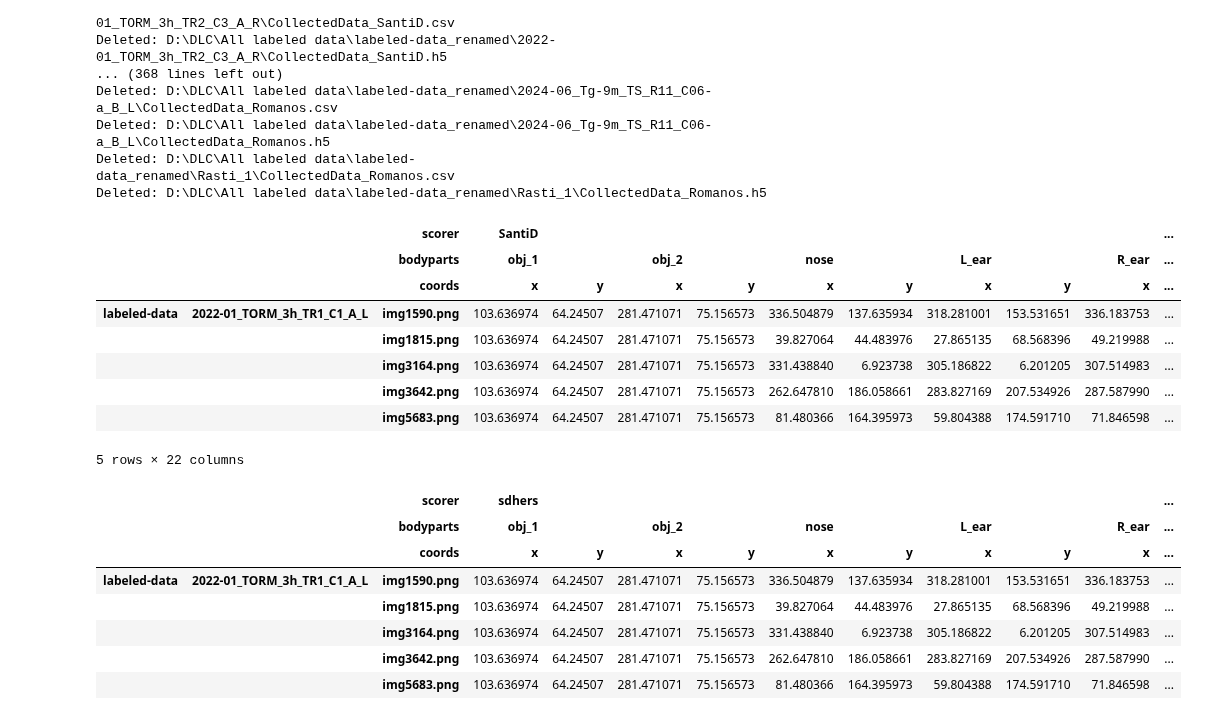
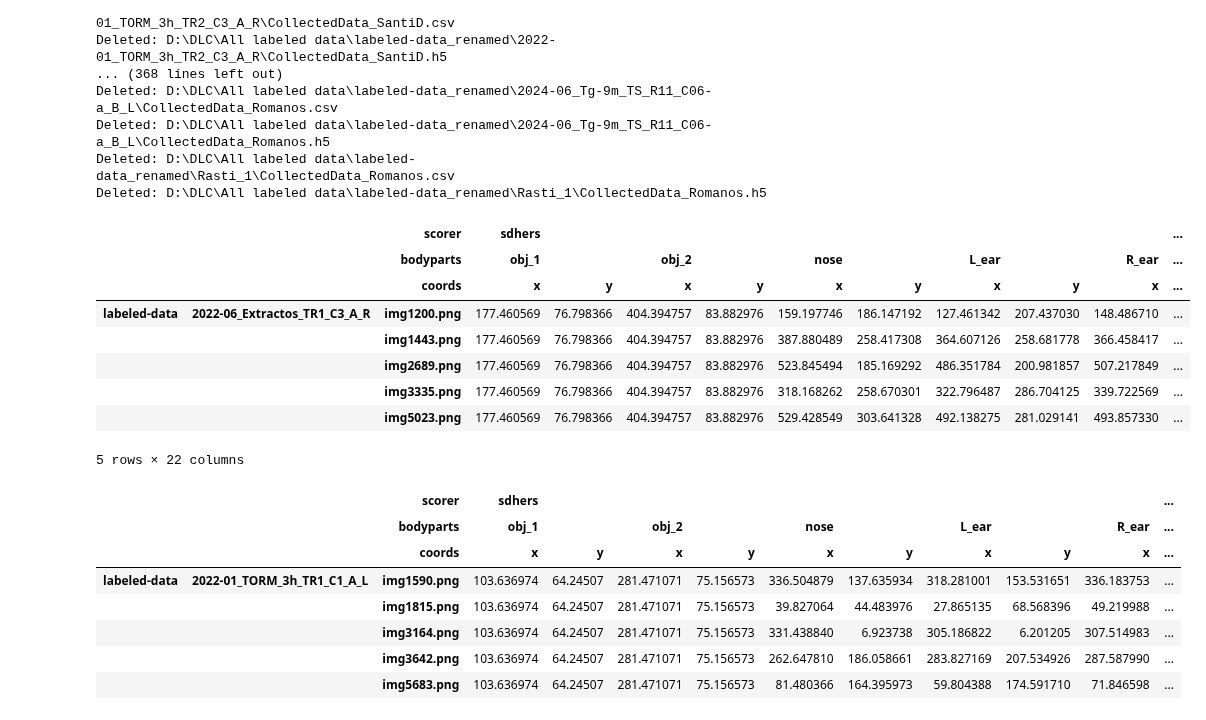
Before and after one commit to sdhers/RAINSTORM, a Jupyter notebook: edit_video/merge_labeled-data.ipynb, the cells around one changed output. Drawn from its saved outputs; the diff is of its cells as text; code cells hidden in the pictures.

```diff
--- a/edit_video/merge_labeled-data.ipynb
+++ b/edit_video/merge_labeled-data.ipynb
@@ -89,17 +102,23 @@ Deleted: D:\DLC\All labeled data\labeled-data_renamed\Rasti_1\CollectedData_Roma
 Deleted: D:\DLC\All labeled data\labeled-data_renamed\Rasti_1\CollectedData_Romanos.h5
 # %%
 # df = pd.read_hdf(r"c:\Users\dhers\OneDrive - UBA\DLC\NOR-sdhers-2024-09-30\labeled-data\2024-09_Tg-1y_TS_R01_C03-i_A_L\CollectedData_sdhers.h5")
-df = pd.read_hdf(r"d:\DLC\All labeled data\labeled-data\2022-01_TORM_3h_TR1_C1_A_L\CollectedData_SantiD.h5")
+df = pd.read_hdf(r"d:\DLC\STORM-sdhers-2024-10-01\labeled-data\2022-06_Extractos_TR1_C3_A_R\CollectedData_sdhers.h5")
+
+# Drop the row with the index 'img7821.png'
+# df = df.drop(df.index[2])
 df
+
+# Save the modified DataFrame back to the HDF5 file if needed
+# df.to_hdf(r"d:\DLC\STORM-sdhers-2024-10-01\labeled-data\2023-11_NORm_TS2_C4_A_R\CollectedData_sdhers.h5", key='df', mode='w')
 # %% [output]
-|  |  | scorer | SantiD |  |  |  |  |  |  |  |  | ... |
+|  |  | scorer | sdhers |  |  |  |  |  |  |  |  | ... |
 |  |  | bodyparts | obj_1 |  | obj_2 |  | nose |  | L_ear |  | R_ear | ... |
 |  |  | coords | x | y | x | y | x | y | x | y | x | ... |
-| labeled-data | 2022-01_TORM_3h_TR1_C1_A_L | img1590.png | 103.636974 | 64.24507 | 281.471071 | 75.156573 | 336.504879 | 137.635934 | 318.281001 | 153.531651 | 336.183753 | ... |
-|  |  | img1815.png | 103.636974 | 64.24507 | 281.471071 | 75.156573 | 39.827064 | 44.483976 | 27.865135 | 68.568396 | 49.219988 | ... |
-|  |  | img3164.png | 103.636974 | 64.24507 | 281.471071 | 75.156573 | 331.438840 | 6.923738 | 305.186822 | 6.201205 | 307.514983 | ... |
-|  |  | img3642.png | 103.636974 | 64.24507 | 281.471071 | 75.156573 | 262.647810 | 186.058661 | 283.827169 | 207.534926 | 287.587990 | ... |
-|  |  | img5683.png | 103.636974 | 64.24507 | 281.471071 | 75.156573 | 81.480366 | 164.395973 | 59.804388 | 174.591710 | 71.846598 | ... |
+| labeled-data | 2022-06_Extractos_TR1_C3_A_R | img1200.png | 177.460569 | 76.798366 | 404.394757 | 83.882976 | 159.197746 | 186.147192 | 127.461342 | 207.437030 | 148.486710 | ... |
+|  |  | img1443.png | 177.460569 | 76.798366 | 404.394757 | 83.882976 | 387.880489 | 258.417308 | 364.607126 | 258.681778 | 366.458417 | ... |
+|  |  | img2689.png | 177.460569 | 76.798366 | 404.394757 | 83.882976 | 523.845494 | 185.169292 | 486.351784 | 200.981857 | 507.217849 | ... |
+|  |  | img3335.png | 177.460569 | 76.798366 | 404.394757 | 83.882976 | 318.168262 | 258.670301 | 322.796487 | 286.704125 | 339.722569 | ... |
+|  |  | img5023.png | 177.460569 | 76.798366 | 404.394757 | 83.882976 | 529.428549 | 303.641328 | 492.138275 | 281.029141 | 493.857330 | ... |
 5 rows × 22 columns
 # %%
 df = df.rename(columns={'Romanos': 'sdhers'}, level=0)
```
Also changed, not shown: parts of 1 cell of this notebook, 4 other files.
